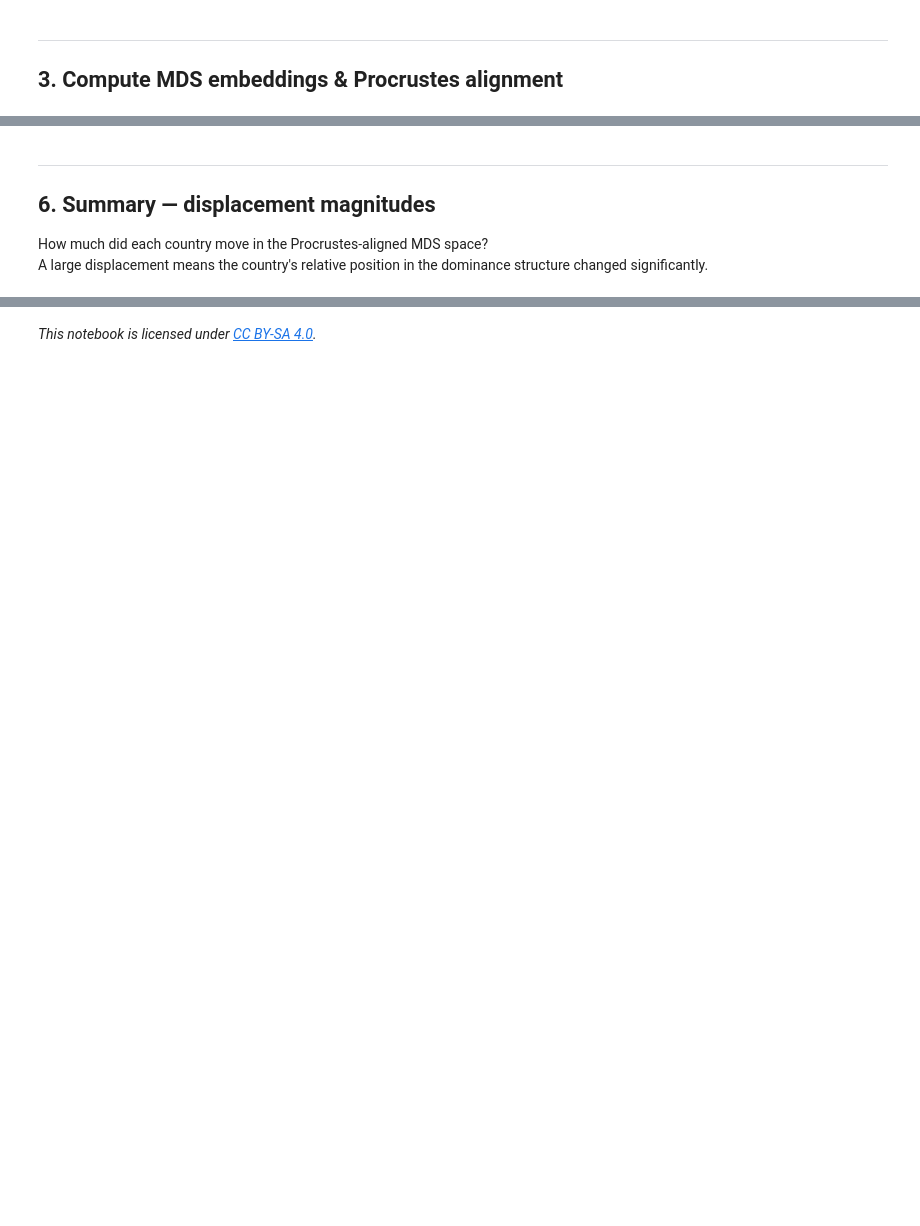
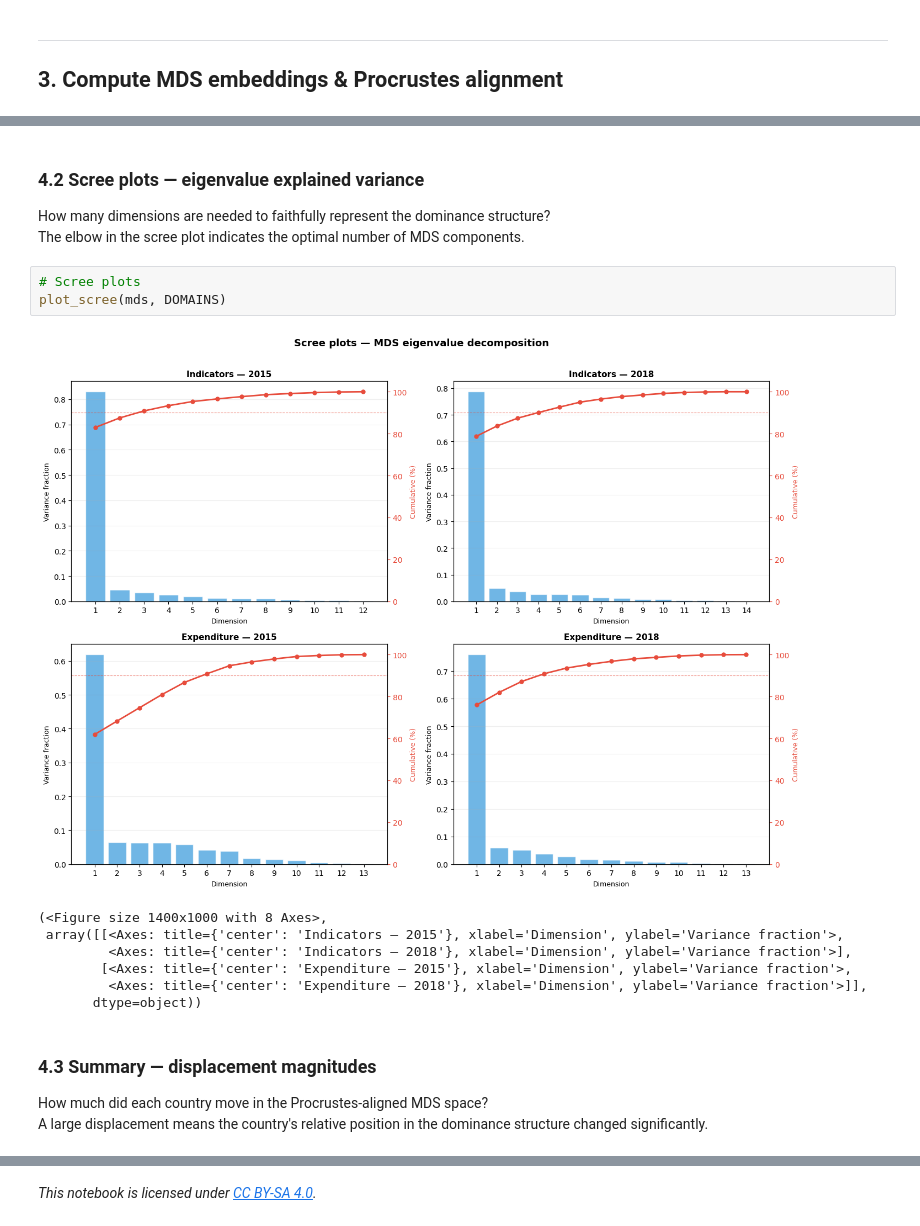
Before and after one commit to MarcoManduca/child_well-being, a Jupyter notebook: notebooks/090_MDS_projection.ipynb, the cells around one changed output, grey strips where cells are left out. Saved outputs shown, nothing was run; the diff lists cells and outputs as text; blank space fills up the shorter version.

```diff
--- a/notebooks/090_MDS_projection.ipynb
+++ b/notebooks/090_MDS_projection.ipynb
@@ -387,6 +521,21 @@ plot_movement_3d(
+# %% [markdown]
+### 4.2 Scree plots — eigenvalue explained variance
+
+How many dimensions are needed to faithfully represent the dominance structure?
+The elbow in the scree plot indicates the optimal number of MDS components.
+# %%
+# Scree plots
+plot_scree(mds, DOMAINS)
+# %% [output]
+[figure, added]
+(<Figure size 1400x1000 with 8 Axes>,
+ array([[<Axes: title={'center': 'Indicators — 2015'}, xlabel='Dimension', ylabel='Variance fraction'>,
+         <Axes: title={'center': 'Indicators — 2018'}, xlabel='Dimension', ylabel='Variance fraction'>],
+        [<Axes: title={'center': 'Expenditure — 2015'}, xlabel='Dimension', ylabel='Variance fraction'>,
+         <Axes: title={'center': 'Expenditure — 2018'}, xlabel='Dimension', ylabel='Variance fraction'>]],
+       dtype=object))
 # %% [markdown]
----
-## 6. Summary — displacement magnitudes
+### 4.3 Summary — displacement magnitudes
 
 How much did each country move in the Procrustes-aligned MDS space?
 A large displacement means the country's relative position in the dominance structure changed significantly.
```
Also changed, not shown: parts of 24 cells of this notebook, 15 other files.
